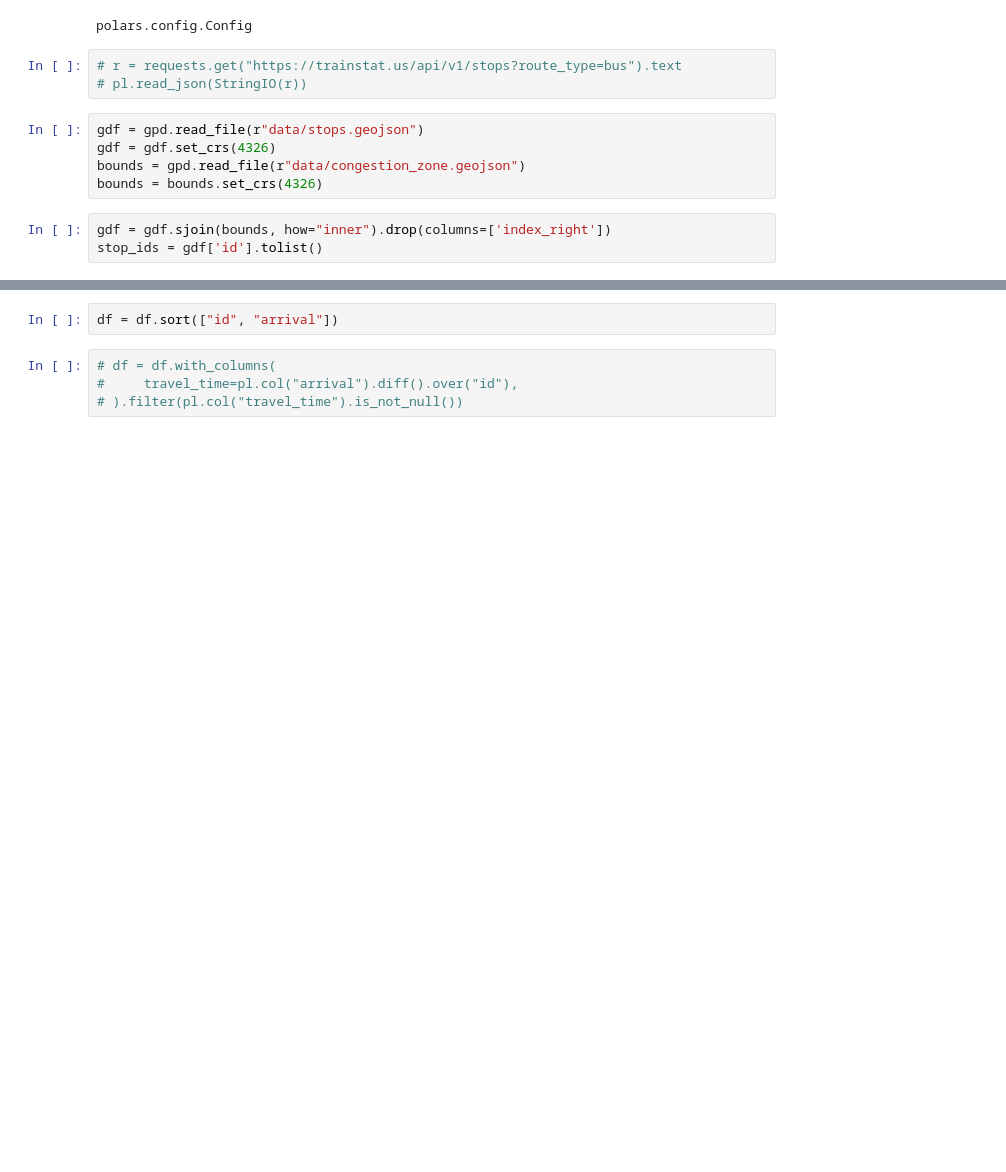
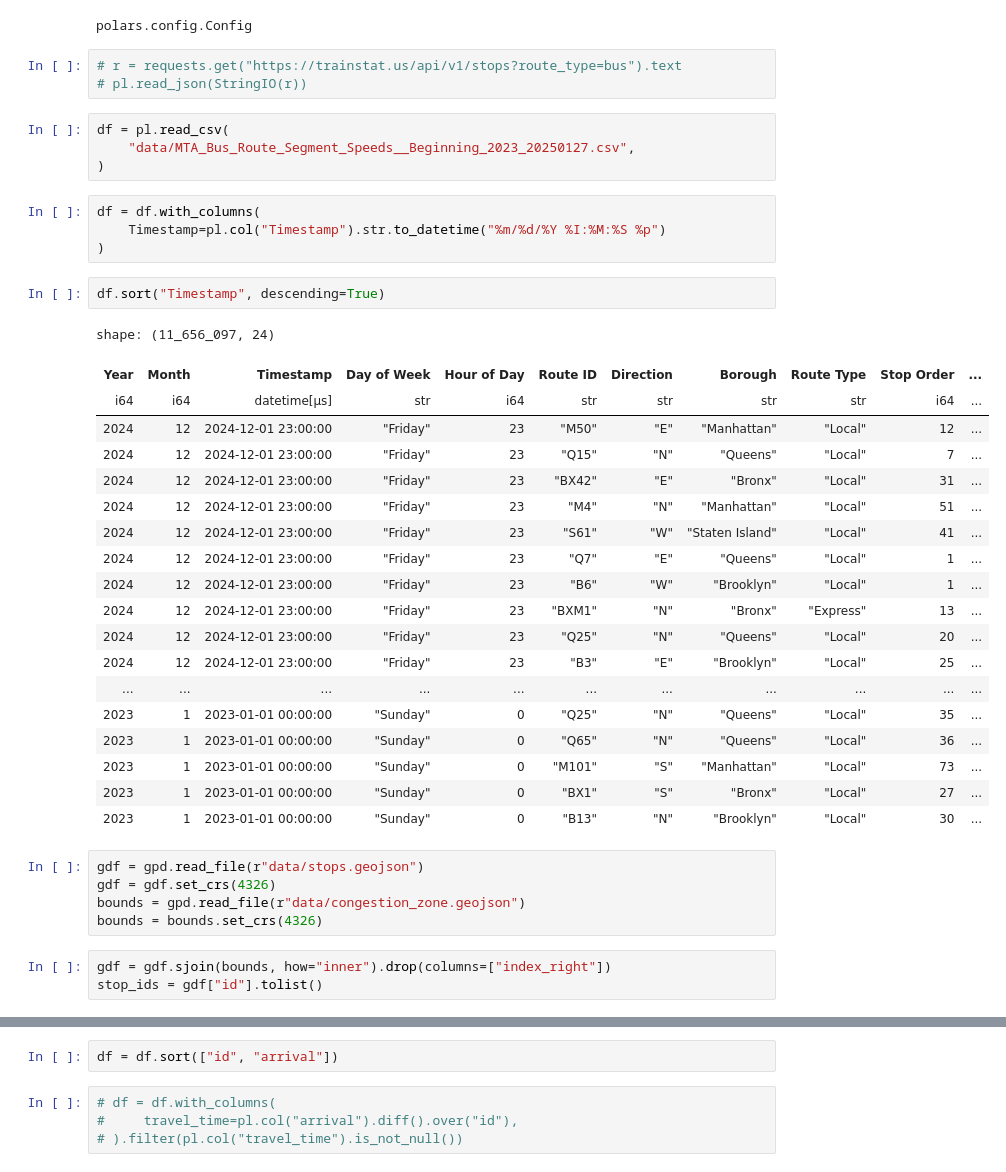
Before and after one commit to jonerrr/trainstatus, a Jupyter notebook: science/bus_speeds.ipynb, the cells around one changed output, grey strips where cells are left out. Cells and saved outputs as stored; diff of their text form; blank space fills up the shorter version.

Commit message:
fix static data import

```diff
--- a/science/bus_speeds.ipynb
+++ b/science/bus_speeds.ipynb
@@ -14,12 +15,42 @@ polars.config.Config
 # %%
 # r = requests.get("https://trainstat.us/api/v1/stops?route_type=bus").text
 # pl.read_json(StringIO(r))
+# %%
+df = pl.read_csv(
+    "data/MTA_Bus_Route_Segment_Speeds__Beginning_2023_20250127.csv",
+)
+# %%
+df = df.with_columns(
+    Timestamp=pl.col("Timestamp").str.to_datetime("%m/%d/%Y %I:%M:%S %p")
+)
+# %%
+df.sort("Timestamp", descending=True)
+# %% [output]
+shape: (11_656_097, 24)
+| Year | Month | Timestamp | Day of Week | Hour of Day | Route ID | Direction | Borough | Route Type | Stop Order | ... |
+| i64 | i64 | datetime[μs] | str | i64 | str | str | str | str | i64 | ... |
+| 2024 | 12 | 2024-12-01 23:00:00 | "Friday" | 23 | "M50" | "E" | "Manhattan" | "Local" | 12 | ... |
+| 2024 | 12 | 2024-12-01 23:00:00 | "Friday" | 23 | "Q15" | "N" | "Queens" | "Local" | 7 | ... |
+| 2024 | 12 | 2024-12-01 23:00:00 | "Friday" | 23 | "BX42" | "E" | "Bronx" | "Local" | 31 | ... |
+| 2024 | 12 | 2024-12-01 23:00:00 | "Friday" | 23 | "M4" | "N" | "Manhattan" | "Local" | 51 | ... |
+| 2024 | 12 | 2024-12-01 23:00:00 | "Friday" | 23 | "S61" | "W" | "Staten Island" | "Local" | 41 | ... |
+| 2024 | 12 | 2024-12-01 23:00:00 | "Friday" | 23 | "Q7" | "E" | "Queens" | "Local" | 1 | ... |
+| 2024 | 12 | 2024-12-01 23:00:00 | "Friday" | 23 | "B6" | "W" | "Brooklyn" | "Local" | 1 | ... |
+| 2024 | 12 | 2024-12-01 23:00:00 | "Friday" | 23 | "BXM1" | "N" | "Bronx" | "Express" | 13 | ... |
+| 2024 | 12 | 2024-12-01 23:00:00 | "Friday" | 23 | "Q25" | "N" | "Queens" | "Local" | 20 | ... |
+| 2024 | 12 | 2024-12-01 23:00:00 | "Friday" | 23 | "B3" | "E" | "Brooklyn" | "Local" | 25 | ... |
+| ... | ... | ... | ... | ... | ... | ... | ... | ... | ... | ... |
+| 2023 | 1 | 2023-01-01 00:00:00 | "Sunday" | 0 | "Q25" | "N" | "Queens" | "Local" | 35 | ... |
+| 2023 | 1 | 2023-01-01 00:00:00 | "Sunday" | 0 | "Q65" | "N" | "Queens" | "Local" | 36 | ... |
+| 2023 | 1 | 2023-01-01 00:00:00 | "Sunday" | 0 | "M101" | "S" | "Manhattan" | "Local" | 73 | ... |
+| 2023 | 1 | 2023-01-01 00:00:00 | "Sunday" | 0 | "BX1" | "S" | "Bronx" | "Local" | 27 | ... |
+| 2023 | 1 | 2023-01-01 00:00:00 | "Sunday" | 0 | "B13" | "N" | "Brooklyn" | "Local" | 30 | ... |
 # %%
 gdf = gpd.read_file(r"data/stops.geojson")
 gdf = gdf.set_crs(4326)
 bounds = gpd.read_file(r"data/congestion_zone.geojson")
 bounds = bounds.set_crs(4326)
 # %%
-gdf = gdf.sjoin(bounds, how="inner").drop(columns=['index_right'])
-stop_ids = gdf['id'].tolist()
+gdf = gdf.sjoin(bounds, how="inner").drop(columns=["index_right"])
+stop_ids = gdf["id"].tolist()
 # %%
```
Also changed, not shown: parts of 5 cells of this notebook, 6 other files.
